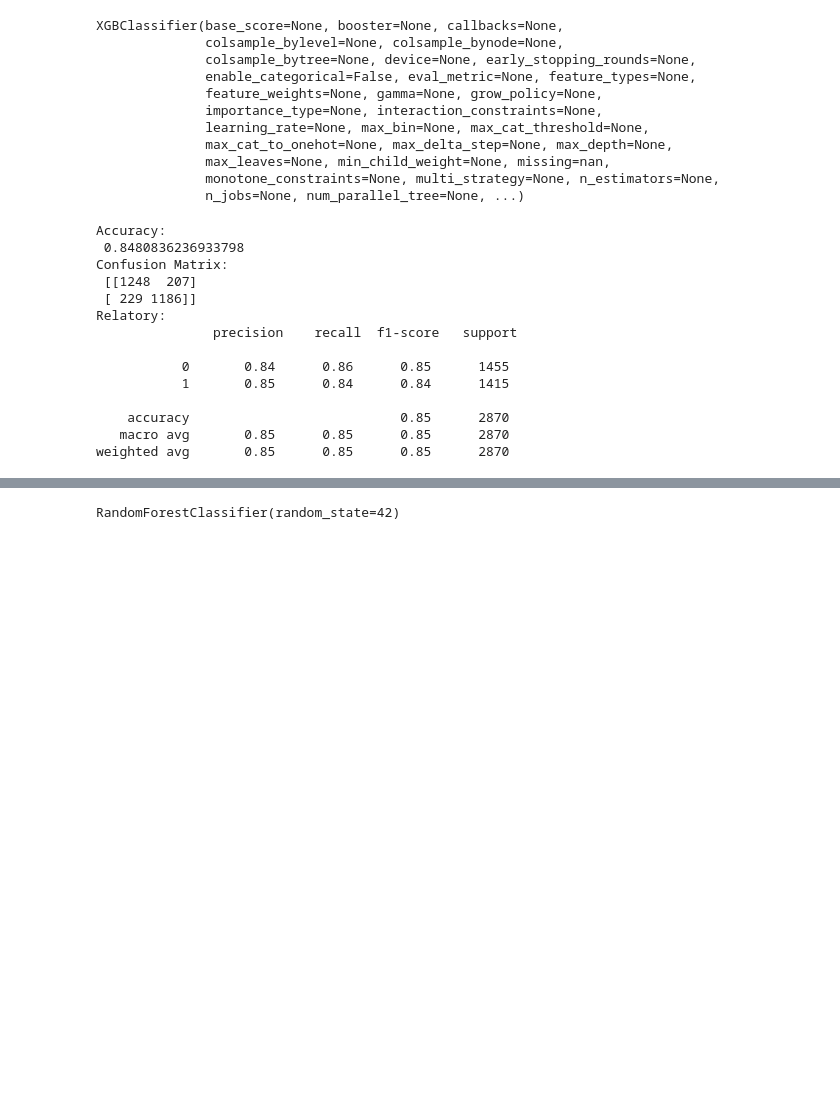
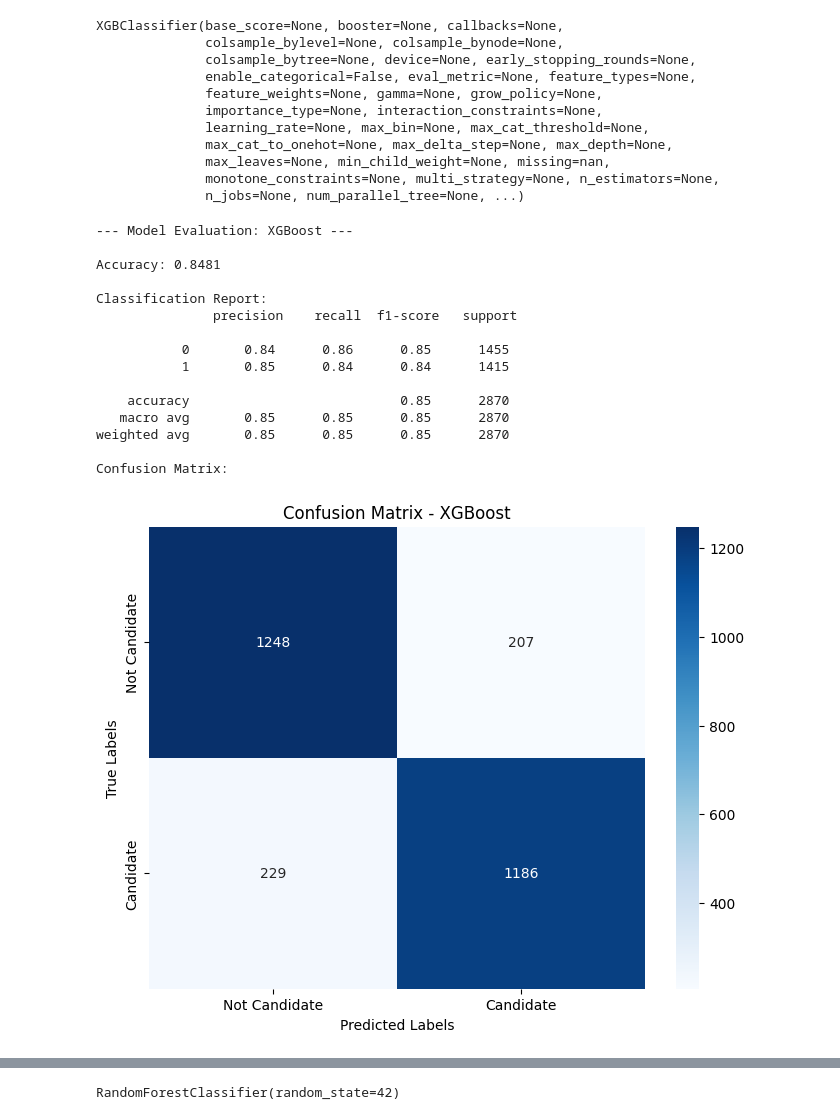
Before and after one commit to Lucasbnas435/nasa-space-apps-challenge-2025, a Jupyter notebook: exoplanet_classification.ipynb, the cells around one changed output, grey strips where cells are left out. Drawn from its saved outputs; the diff is of its cells as text; code cells hidden in the pictures; blank space fills up the shorter version.

Commit message:
feat: display model evaluation with evaluate_model function

```diff
--- a/exoplanet_classification.ipynb
+++ b/exoplanet_classification.ipynb
@@ -311,9 +309,41 @@ from sklearn.metrics import confusion_matrix, classification_report, accuracy_sc
+# %%
+import matplotlib.pyplot as plt
+import seaborn as sns
+from sklearn.metrics import accuracy_score, classification_report, confusion_matrix
+
+def evaluate_model(y_true, y_pred, model_name):
+    """
+    Calculates and displays evaluation metrics and the confusion matrix for a model.
+
+    Args:
+        y_true: True labels.
+        y_pred: Labels predicted by the model.
+        model_name: Name of the model (string) to be used in the plot title.
+    """
+    accuracy = accuracy_score(y_true, y_pred)
+    report = classification_report(y_true, y_pred)
+    confusion = confusion_matrix(y_true, y_pred)
+
+    print(f"--- Model Evaluation: {model_name} ---")
+    print(f"\nAccuracy: {accuracy:.4f}\n")
+    print("Classification Report:\n", report)
+    print("Confusion Matrix:")
+
+    # Plot Confusion Matrix
+    plt.figure(figsize=(8, 6))
+    sns.heatmap(confusion, annot=True, fmt='d', cmap='Blues',
+                xticklabels=['Not Candidate', 'Candidate'],
+                yticklabels=['Not Candidate', 'Candidate'])
+    plt.title(f'Confusion Matrix - {model_name}')
+    plt.xlabel('Predicted Labels')
+    plt.ylabel('True Labels')
+    plt.show()
 # %% [markdown]
 ### XGBoost
 # %%
-XGBoostModel = XGBClassifier(random_state=42)
+xgboost_model = XGBClassifier(random_state=42)
 
-XGBoostModel.fit(X_train, y_train)
+xgboost_model.fit(X_train, y_train)
 # %% [output]
 XGBClassifier(base_score=None, booster=None, callbacks=None,
               colsample_bylevel=None, colsample_bynode=None,
@@ -327,28 +357,23 @@ XGBClassifier(base_score=None, booster=None, callbacks=None,
               monotone_constraints=None, multi_strategy=None, n_estimators=None,
               n_jobs=None, num_parallel_tree=None, ...)
 # %%
-XGBoostPredictions = XGBoostModel.predict(X_test)
+xgboost_predictions = xgboost_model.predict(X_test)
+evaluate_model(y_test, xgboost_predictions, "XGBoost")
+# %% [output]
+--- Model Evaluation: XGBoost ---
+
+Accuracy: 0.8481
+
+Classification Report:
+               precision    recall  f1-score   support
+
+           0       0.84      0.86      0.85      1455
+           1       0.85      0.84      0.84      1415
+
+    accuracy                           0.85      2870
+   macro avg       0.85      0.85      0.85      2870
+weighted avg       0.85      0.85      0.85      2870
+
+Confusion Matrix:
+[figure, added]
-# %%
-accuracy = accuracy_score(y_test, XGBoostPredictions)
-report = classification_report(y_test, XGBoostPredictions)
-confusion = confusion_matrix(y_test, XGBoostPredictions)
-
-print("Accuracy:\n", accuracy)
-print("Confusion Matrix:\n", confusion)
-print("Relatory:\n", report)
-# %% [output]
-Accuracy:
- 0.8480836236933798
-Confusion Matrix:
- [[1248  207]
- [ 229 1186]]
-Relatory:
-               precision    recall  f1-score   support
-
-           0       0.84      0.86      0.85      1455
-           1       0.85      0.84      0.84      1415
-
-    accuracy                           0.85      2870
-   macro avg       0.85      0.85      0.85      2870
-weighted avg       0.85      0.85      0.85      2870
 # %% [markdown]
```
Also changed, not shown: parts of 12 cells of this notebook.
